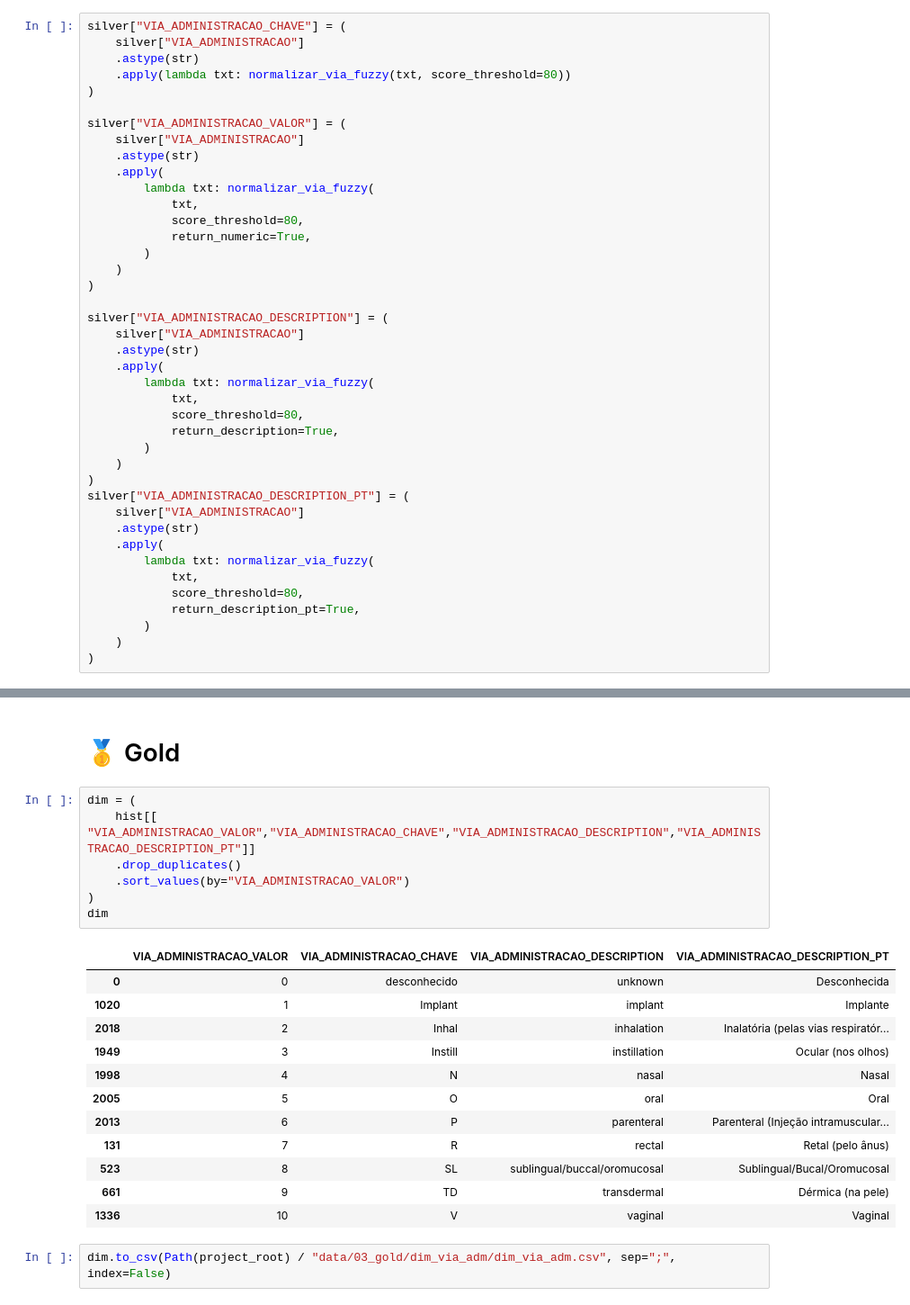
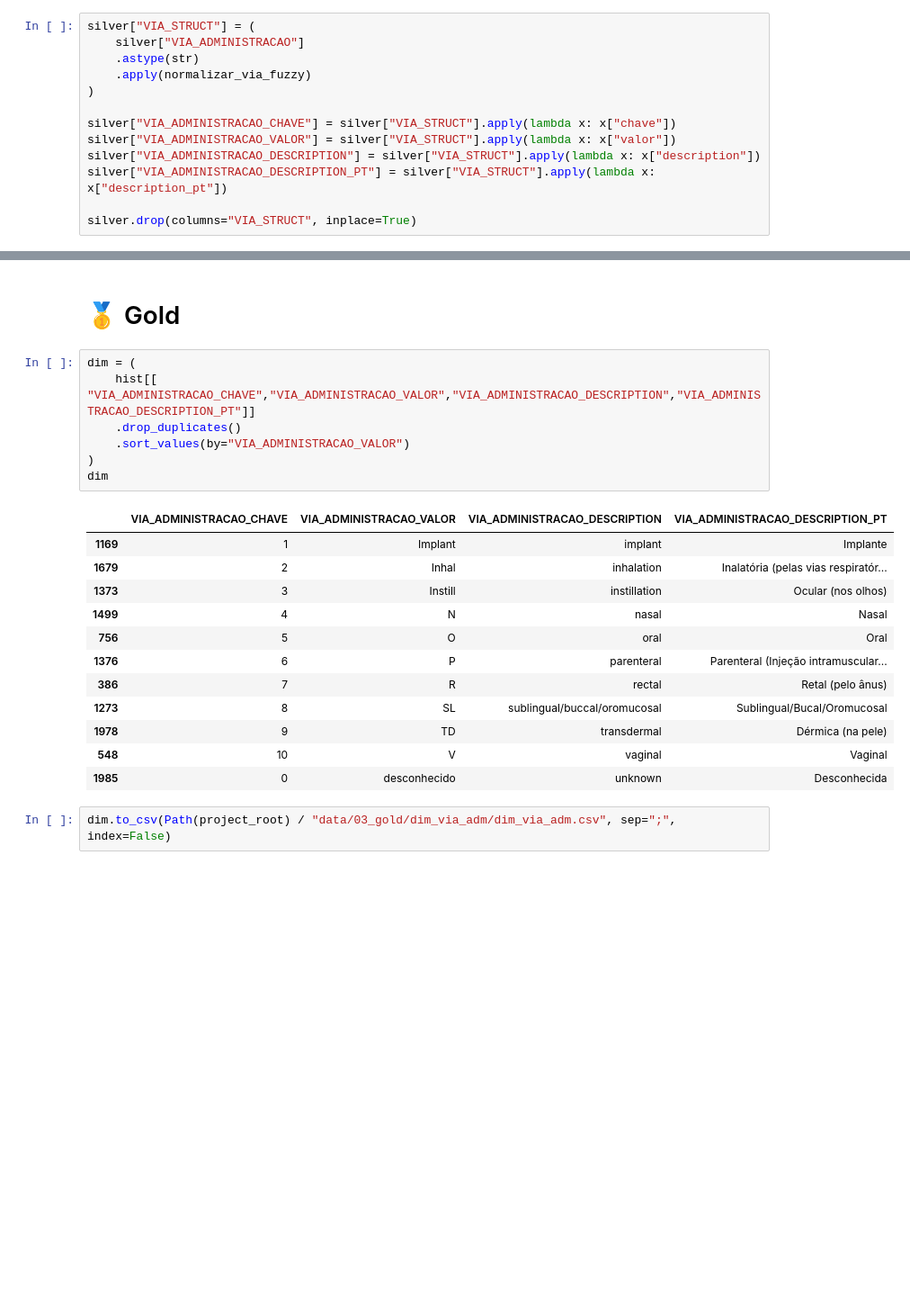
Before and after one commit to mlab-inf-ufrgs/vigimed, a Jupyter notebook: src/medicamentos/elt_dim_via_adm.ipynb, the cells around one changed output, grey strips where cells are left out. Shown at 90% size. Drawn from its saved outputs; the diff is of its cells as text; blank space fills up the shorter version.

```diff
--- a/src/medicamentos/elt_dim_via_adm.ipynb
+++ b/src/medicamentos/elt_dim_via_adm.ipynb
@@ -67,46 +67,18 @@ silver.columns
 # %% [output]
 Index(['VIA_ADMINISTRACAO', 'FREQUENCIA_REGISTROS'], dtype='object')
 # %%
-silver["VIA_ADMINISTRACAO_CHAVE"] = (
+silver["VIA_STRUCT"] = (
     silver["VIA_ADMINISTRACAO"]
     .astype(str)
-    .apply(lambda txt: normalizar_via_fuzzy(txt, score_threshold=80))
+    .apply(normalizar_via_fuzzy)
 )
 
-silver["VIA_ADMINISTRACAO_VALOR"] = (
-    silver["VIA_ADMINISTRACAO"]
-    .astype(str)
-    .apply(
-        lambda txt: normalizar_via_fuzzy(
-            txt,
-            score_threshold=80,
-            return_numeric=True,
-        )
-    )
-)
+silver["VIA_ADMINISTRACAO_CHAVE"] = silver["VIA_STRUCT"].apply(lambda x: x["chave"])
+silver["VIA_ADMINISTRACAO_VALOR"] = silver["VIA_STRUCT"].apply(lambda x: x["valor"])
+silver["VIA_ADMINISTRACAO_DESCRIPTION"] = silver["VIA_STRUCT"].apply(lambda x: x["description"])
+silver["VIA_ADMINISTRACAO_DESCRIPTION_PT"] = silver["VIA_STRUCT"].apply(lambda x: x["description_pt"])
 
-silver["VIA_ADMINISTRACAO_DESCRIPTION"] = (
-    silver["VIA_ADMINISTRACAO"]
-    .astype(str)
-    .apply(
-        lambda txt: normalizar_via_fuzzy(
-            txt,
-            score_threshold=80,
-            return_description=True,
-        )
-    )
-)
-silver["VIA_ADMINISTRACAO_DESCRIPTION_PT"] = (
-    silver["VIA_ADMINISTRACAO"]
-    .astype(str)
-    .apply(
-        lambda txt: normalizar_via_fuzzy(
-            txt,
-            score_threshold=80,
-            return_description_pt=True,
-        )
-    )
-)
+silver.drop(columns="VIA_STRUCT", inplace=True)
 # %%
 silver.columns
 # %% [output]
@@ -174,23 +141,23 @@ hist.to_parquet(Path(project_root) / "data/02_silver/hist_via_adm/hist_via_adm.p
 # 🥇 Gold
 # %%
 dim = (
-    hist[[ "VIA_ADMINISTRACAO_VALOR","VIA_ADMINISTRACAO_CHAVE","VIA_ADMINISTRACAO_DESCRIPTION","VIA_ADMINISTRACAO_DESCRIPTION_PT"]]
+    hist[[ "VIA_ADMINISTRACAO_CHAVE","VIA_ADMINISTRACAO_VALOR","VIA_ADMINISTRACAO_DESCRIPTION","VIA_ADMINISTRACAO_DESCRIPTION_PT"]]
     .drop_duplicates()
     .sort_values(by="VIA_ADMINISTRACAO_VALOR")
 )
 dim
 # %% [output]
-|  | VIA_ADMINISTRACAO_VALOR | VIA_ADMINISTRACAO_CHAVE | VIA_ADMINISTRACAO_DESCRIPTION | VIA_ADMINISTRACAO_DESCRIPTION_PT |
-| 0 | 0 | desconhecido | unknown | Desconhecida |
-| 1020 | 1 | Implant | implant | Implante |
-| 2018 | 2 | Inhal | inhalation | Inalatória (pelas vias respiratór... |
-| 1949 | 3 | Instill | instillation | Ocular (nos olhos) |
-| 1998 | 4 | N | nasal | Nasal |
-| 2005 | 5 | O | oral | Oral |
-| 2013 | 6 | P | parenteral | Parenteral (Injeção intramuscular... |
-| 131 | 7 | R | rectal | Retal (pelo ânus) |
-| 523 | 8 | SL | sublingual/buccal/oromucosal | Sublingual/Bucal/Oromucosal |
-| 661 | 9 | TD | transdermal | Dérmica (na pele) |
-| 1336 | 10 | V | vaginal | Vaginal |
+|  | VIA_ADMINISTRACAO_CHAVE | VIA_ADMINISTRACAO_VALOR | VIA_ADMINISTRACAO_DESCRIPTION | VIA_ADMINISTRACAO_DESCRIPTION_PT |
+| 1169 | 1 | Implant | implant | Implante |
+| 1679 | 2 | Inhal | inhalation | Inalatória (pelas vias respiratór... |
+| 1373 | 3 | Instill | instillation | Ocular (nos olhos) |
+| 1499 | 4 | N | nasal | Nasal |
+| 756 | 5 | O | oral | Oral |
+| 1376 | 6 | P | parenteral | Parenteral (Injeção intramuscular... |
+| 386 | 7 | R | rectal | Retal (pelo ânus) |
+| 1273 | 8 | SL | sublingual/buccal/oromucosal | Sublingual/Bucal/Oromucosal |
+| 1978 | 9 | TD | transdermal | Dérmica (na pele) |
+| 548 | 10 | V | vaginal | Vaginal |
+| 1985 | 0 | desconhecido | unknown | Desconhecida |
 # %%
 dim.to_csv(Path(project_root) / "data/03_gold/dim_via_adm/dim_via_adm.csv", sep=";", index=False)
```
Also changed, not shown: parts of 4 cells of this notebook, 14 other files.
